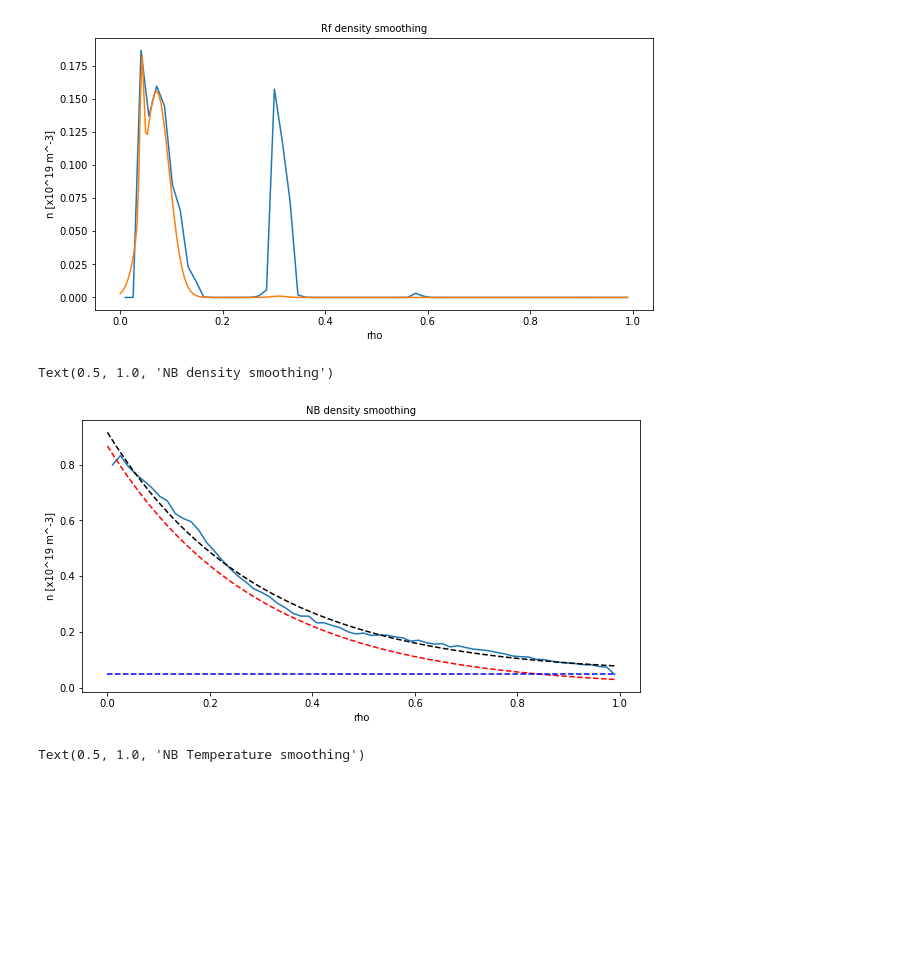
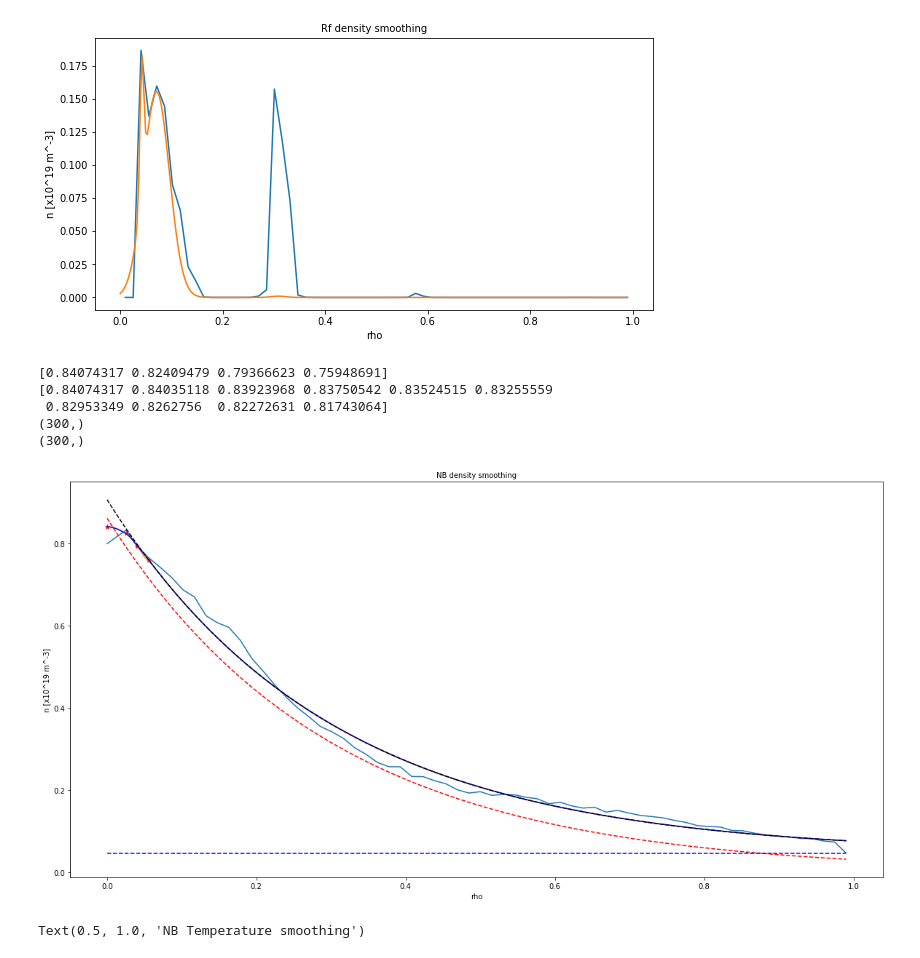
Before and after one commit to vandelij/genray_cql3d_plots, a Jupyter notebook: shots/147634/scan_beam_and_RF/beam_5_RF_testing/make_distrobution.ipynb, the cells around one changed output. Drawn from its saved outputs; the diff is of its cells as text; code cells hidden in the pictures; blank space fills up the shorter version.

Commit message:
fixed NB on-axis peaking

```diff
--- a/shots/147634/scan_beam_and_RF/beam_5_RF_testing/make_distrobution.ipynb
+++ b/shots/147634/scan_beam_and_RF/beam_5_RF_testing/make_distrobution.ipynb
@@ -1155,37 +1155,82 @@ shift3:  0.49947095983752404
 [figure]
 # %%
 # NB Area
-plt.figure(figsize=(10,5))
+plt.figure(figsize=(20,10))
 plt.plot(rho, nNB_array)
 
 def NB_exp_fit(rho, h, d):
     return h*np.exp(-rho/d)
 
 def two_NB_exp_fit(rho, h1, d1, h2, d2):
     return NB_exp_fit(rho, h1, d1) + NB_exp_fit(rho, h2, d2)
+
+def peaking_NB_fit(rho, C, alpha, beta):
+    return C*(1 - rho**alpha)**beta
 
 
 h1=.3
 d1 =.1
 h2=.6
 d2=.5
 popt = curve_fit(two_NB_exp_fit, rho, nNB_array, p0=[h1, d1, h2, d2])
 h1=popt[0][0]
 d1 =popt[0][1]
 h2=popt[0][2]
 d2=popt[0][3]
 
+# try working on the array
+nNB_array_copy = nNB_array.copy()
+nNB_array_copy[0] = nNB_array[1]*1.01 # factor to allow for slight above
+nNB_array_copy[1] = nNB_array[1]*.99 # factor to allow for slight above
+
+from scipy.interpolate import CubicSpline
+from scipy.interpolate import PchipInterpolator
+ydat = np.array([nNB_array_copy[0:3]])
+ydat = np.append(ydat, two_NB_exp_fit(rho[3:4], h1=h1, d1=d1, h2=h2, d2=d2))
+print(ydat)
+
+
+xdat = rho[0:4]
+xdat[0] = 0 # move the point over to the axis
+plt.scatter(xdat, ydat, color='red', marker='*')
+
+cs = CubicSpline(xdat, ydat, bc_type='clamped')
+pchip = PchipInterpolator(xdat, ydat)
+rho_fine_front = rho_fine[rho_fine <= rho[3]]
+rho_fine_back = rho_fine[rho_fine > rho[3]]
+nNB_cubic_front = cs(rho_fine_front)
+nNB_pchip_front = pchip(rho_fine_front)
+nNB_back = two_NB_exp_fit(rho_fine_back, h1=h1, d1=d1, h2=h2, d2=d2)
+nNB_stitched = np.append(nNB_cubic_front, nNB_back)
+nNB_stitched2 = np.append(nNB_pchip_front, nNB_back)
+plt.plot(rho_fine, nNB_stitched, color='orange')
+plt.plot(rho_fine, nNB_stitched2, color='blue')
+# popt2 = curve_fit(peaking_NB_fit, rho, nNB_array, p0=[.8, 2, 2])
+# C = popt2[0][0]
+# alpha = popt2[0][1]
+# beta=popt2[0][2]
+
+
 plt.plot(rho_fine, two_NB_exp_fit(rho_fine, h1=h1, d1=d1, h2=h2, d2=d2), 'k--')
 plt.plot(rho_fine, NB_exp_fit(rho_fine, h=h1, d=d1), 'r--')
 plt.plot(rho_fine, NB_exp_fit(rho_fine, h=h2, d=d2), 'b--')
+#plt.plot(rho_fine, peaking_NB_fit(rho_fine, C=.81, alpha=1.9, beta=20), 'g--')
 plt.xlabel('rho')
 
-nNB_tosave_metric = 1e19*two_NB_exp_fit(rho_fine, h1=h1, d1=d1, h2=h2, d2=d2)
+#nNB_tosave_metric = 1e19*two_NB_exp_fit(rho_fine, h1=h1, d1=d1, h2=h2, d2=d2)
+nNB_tosave_metric = 1e19*nNB_stitched2
 plt.ylabel('n [x10^19 m^-3]')
 plt.title('NB density smoothing')
+print(nNB_stitched2[:10])
+print(nNB_stitched2.shape)
+print(nNB_tosave_metric.shape)
 # %% [output]
-Text(0.5, 1.0, 'NB density smoothing')
+[0.84074317 0.82409479 0.79366623 0.75948691]
+[0.84074317 0.84035118 0.83923968 0.83750542 0.83524515 0.83255559
+ 0.82953349 0.8262756  0.82272631 0.81743064]
+(300,)
+(300,)
-[figure, old version]
+[figure, new version]
 # %%
 # NB temperature
 plt.figure(figsize=(10,5))
```
Also changed, not shown: parts of 6 cells of this notebook, 3 other files.
